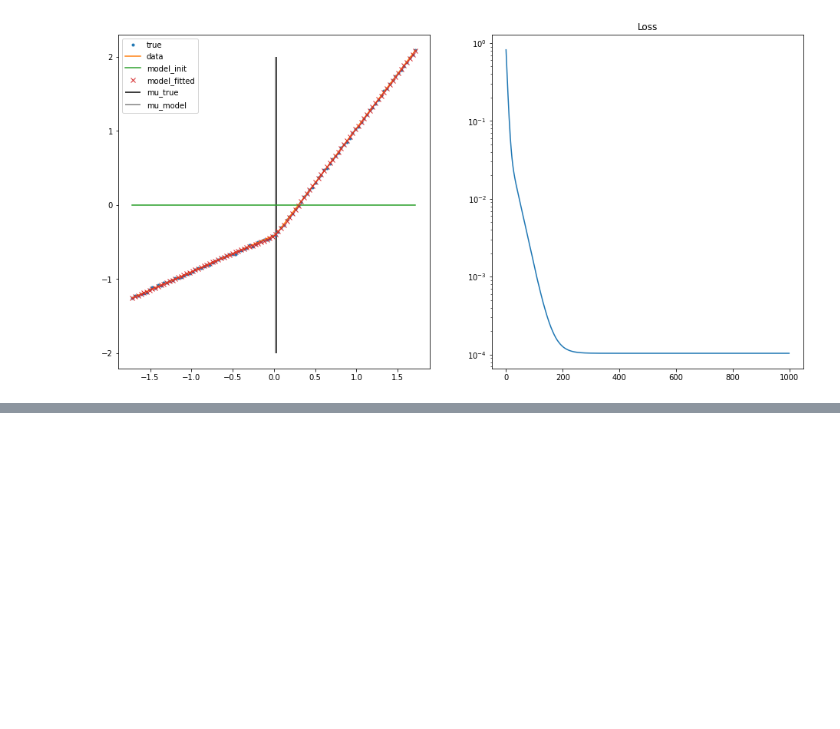
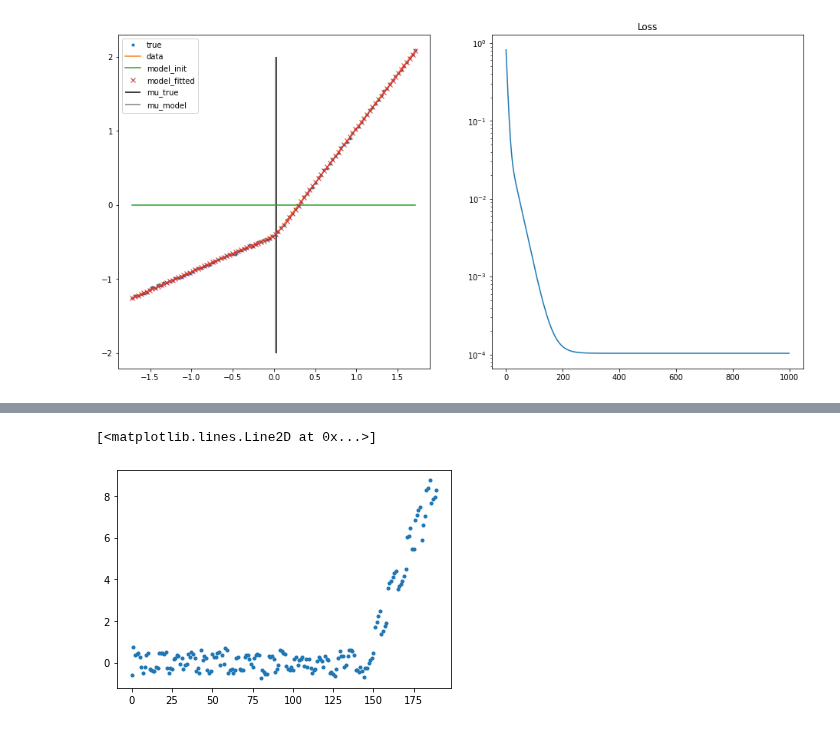
Before and after one commit to jpbm/probabilism, a Jupyter notebook: Statistics - Piecewise Functions, Breakpoints.ipynb, the cells around one changed output, grey strips where cells are left out. Saved outputs shown, nothing was run; the diff lists cells and outputs as text; code cells hidden in the pictures; blank space fills up the shorter version.

```diff
--- a/Statistics - Piecewise Functions, Breakpoints.ipynb
+++ b/Statistics - Piecewise Functions, Breakpoints.ipynb
@@ -280,0 +355,5 @@ plt.plot(m_true,(np.array(a_fitted)-a)**2,'.')
+# %%
+plt.plot(range(len(a_fitted)),a_fitted,'.')
+# %% [output]
+[<matplotlib.lines.Line2D at 0x...>]
+[figure, added]
```
Also changed, not shown: parts of 8 cells of this notebook.
